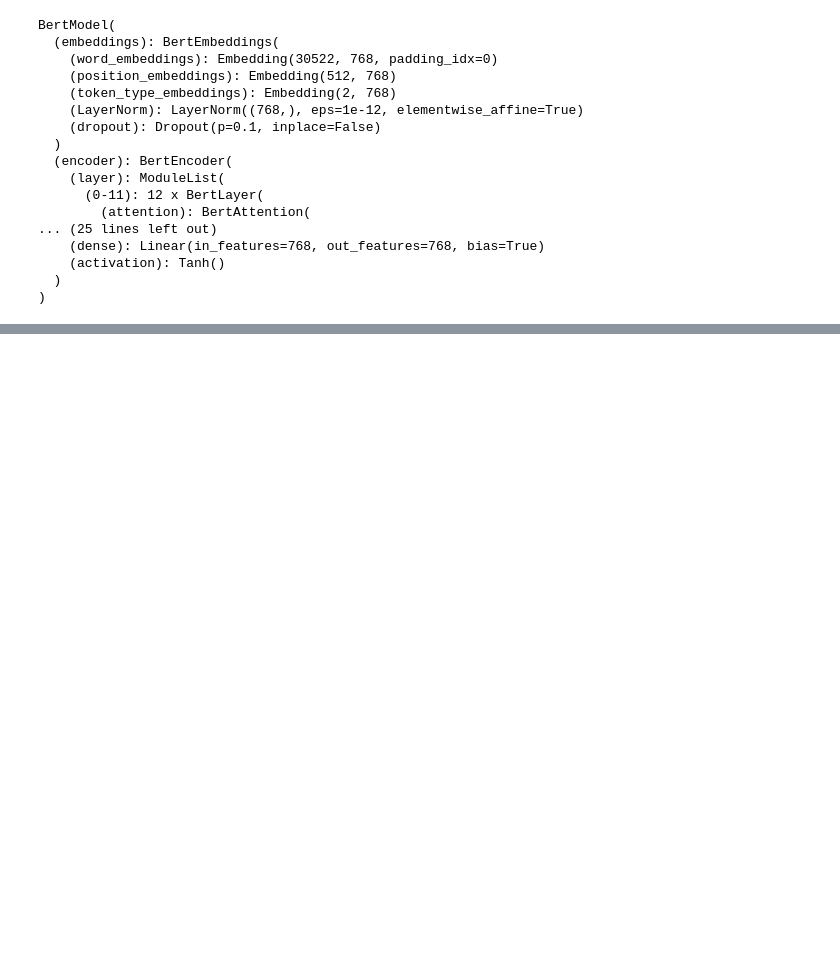
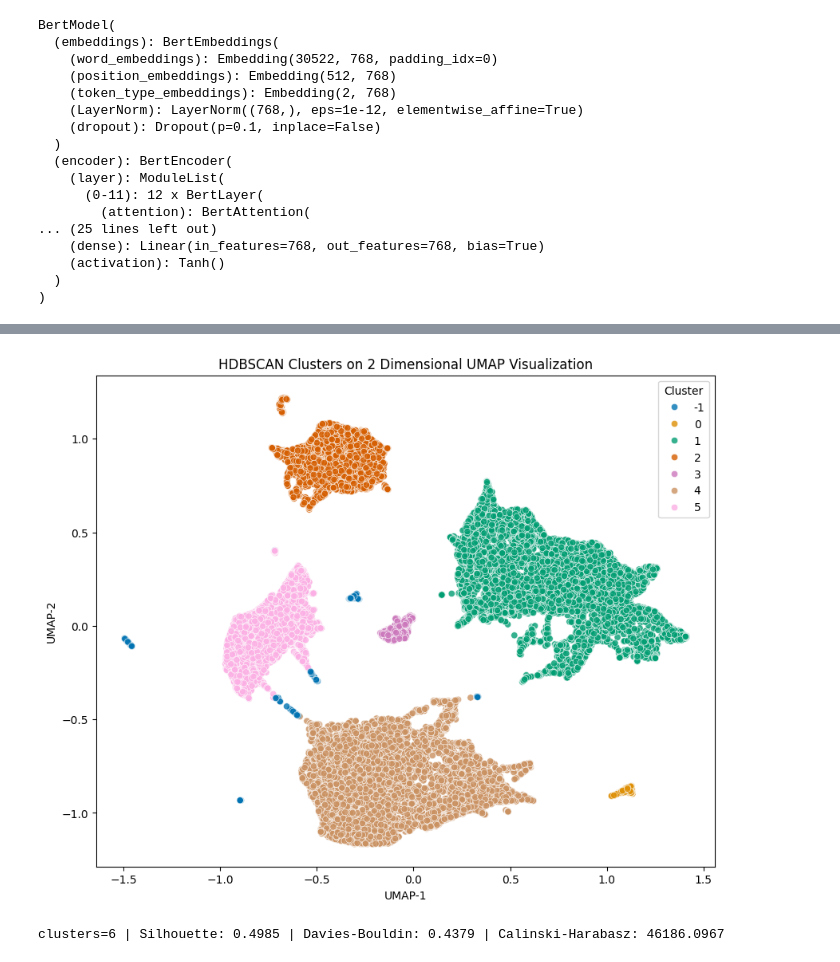
Before and after one commit to SorataBaka/2025-hokkaido-nlp, a Jupyter notebook: source/bucketing.ipynb, the cells around one changed output, grey strips where cells are left out. Cells and saved outputs as stored; diff of their text form; code cells hidden in the pictures; blank space fills up the shorter version.

```diff
--- a/source/bucketing.ipynb
+++ b/source/bucketing.ipynb
@@ -253,0 +305,54 @@ plt.show()
+# %%
+import matplotlib.pyplot as plt
+import seaborn as sns
+from umap import UMAP
+from sklearn.preprocessing import RobustScaler
+from hdbscan import HDBSCAN
+
+scaler = RobustScaler()
+label_umap = UMAP(n_components=50, random_state=42)
+visual_umap = UMAP(n_components=2, random_state=42)
+# This section is purely to alter the embedding dimensions to produce the labels
+clusterer = HDBSCAN(min_cluster_size=200)
+
+label_embeddings = label_umap.fit_transform(mean_pooled_bert_embeddings)
+label_embeddings = visual_umap.fit_transform(label_embeddings)
+# label_embeddings = visual_umap.fit_transform(label_embeddings)
+label_embeddings = scaler.fit_transform(label_embeddings)
+
+labels = clusterer.fit_predict(label_embeddings)
+
+# This section is purely for visualization
+
+X_umap = label_umap.fit_transform(mean_pooled_bert_embeddings)
+X_umap = visual_umap.fit_transform(X_umap)
+X_umap = scaler.fit_transform(X_umap)
+
+# 3. Plot t-SNE results colored by HDBSCAN cluster labels
+plt.figure(figsize=(10, 8))
+palette = sns.color_palette("colorblind", n_colors=len(set(labels)))
+sns.scatterplot(x=X_umap[:, 0], y=X_umap[:, 1], hue=labels, palette=palette, legend='full', alpha=0.8)
+
+plt.title("HDBSCAN Clusters on 2 Dimensional UMAP Visualization")
+plt.xlabel("UMAP-1")
+plt.ylabel("UMAP-2")
+plt.legend(title='Cluster')
+plt.show()
+
+mask = labels != -1
+filtered_embeddings = label_embeddings[mask]
+filtered_labels = labels[mask]
+
+if len(np.unique(filtered_labels)) > 1:  # At least 2 clusters needed for metrics
+    sil_score = silhouette_score(filtered_embeddings, filtered_labels)
+    db_score = davies_bouldin_score(filtered_embeddings, filtered_labels)
+    ch_score = calinski_harabasz_score(filtered_embeddings, filtered_labels)
+    n_clusters = len(np.unique(filtered_labels))
+else:
+    sil_score = db_score = ch_score = np.nan
+    n_clusters = len(np.unique(filtered_labels))
+
+print(f"clusters={n_clusters} | Silhouette: {sil_score:.4f} | Davies-Bouldin: {db_score:.4f} | Calinski-Harabasz: {ch_score:.4f}")
+# %% [output]
+[figure, added]
+clusters=6 | Silhouette: 0.4985 | Davies-Bouldin: 0.4379 | Calinski-Harabasz: 46186.0967
```
Also changed, not shown: parts of 12 cells of this notebook.
